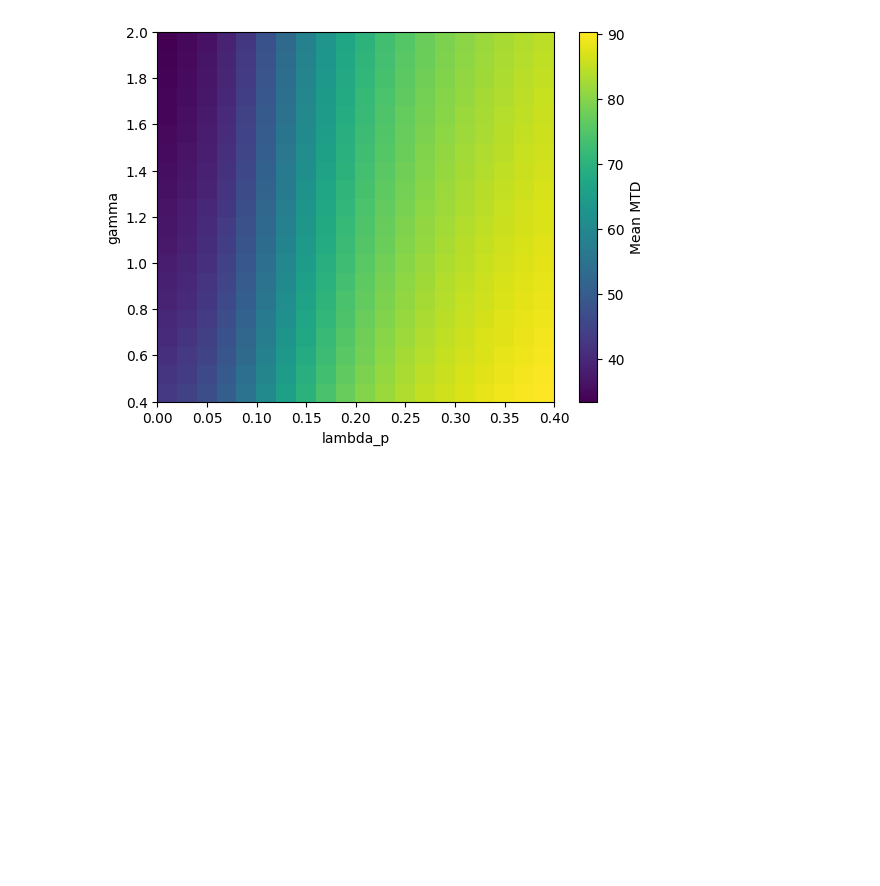
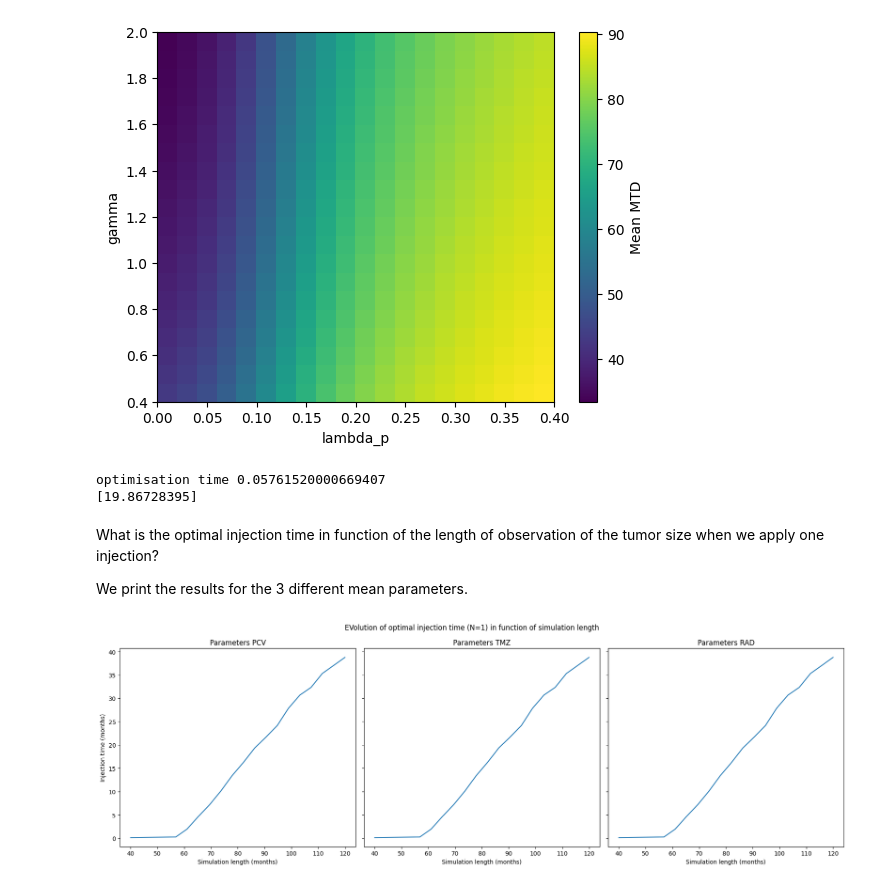
Before and after one commit to ambrejaeger/TP-M2, a Jupyter notebook: TP_parameters_exploration.ipynb, the cells around one changed output. Cells and saved outputs as stored; diff of their text form; code cells hidden in the pictures; blank space fills up the shorter version.

Commit message:
plot injection time

```diff
--- a/TP_parameters_exploration.ipynb
+++ b/TP_parameters_exploration.ipynb
@@ -452,3 +452,54 @@ axs.set_title('')
 plt.show()
 # %% [output]
 [figure]
+# %%
+from optimisation import *
+import time as t
+
+_, P0, Q0, Qp0 = y0_PCV
+n_inj = 1
+C_tot = 1
+t_stop = 80
+start = t.perf_counter()
+
+p["lambda_p"] = 0.2
+Result = find_optimal(n_inj, C_tot, P0, Q0, Qp0, t_stop, maxfun=10, parameters = p)
+
+stop = t.perf_counter()
+print("optimisation time", stop-start)
+Temps_injections = Result.x
+print(Temps_injections)
+# %% [output]
+optimisation time 0.05761520000669407
+[19.86728395]
+# %% [markdown]
+What is the optimal injection time in function of the length of observation of the tumor size when we apply one injection?
+
+We print the results for the 3 different mean parameters.
+# %%
+_, P0, Q0, Qp0 = y0_PCV
+n_inj = 1
+C_tot = 1
+p = parameters_PCV
+
+parameter_sets = [parameters_PCV, parameters_TMZ, parameters_rad]
+fig, axs = plt.subplots(1, 3, figsize=(18, 6), sharey=True)
+for i, params in enumerate(parameter_sets):
+    Y = []
+    for t_stop in np.linspace(20, 120, 20):
+
+        Result = find_optimal(n_inj, C_tot, P0, Q0, Qp0, t_stop, maxfun=10, parameters = p)
+        Y += [Result.x]
+    axs[i].plot(np.linspace(40, 120, 20), Y)
+    axs[i].set_xlabel('Simulation length (months)')
+    axs[i].set_ylabel('Injection time (months)' if i == 0 else "")
+
+axs[0].set_title(f"Parameters PCV")
+axs[1].set_title(f"Parameters TMZ")
+axs[2].set_title(f"Parameters RAD")
+plt.suptitle('EVolution of optimal injection time (N=1) in function of simulation length')
+plt.tight_layout()
+
+plt.show()
+# %% [output]
+[figure, added]
```
